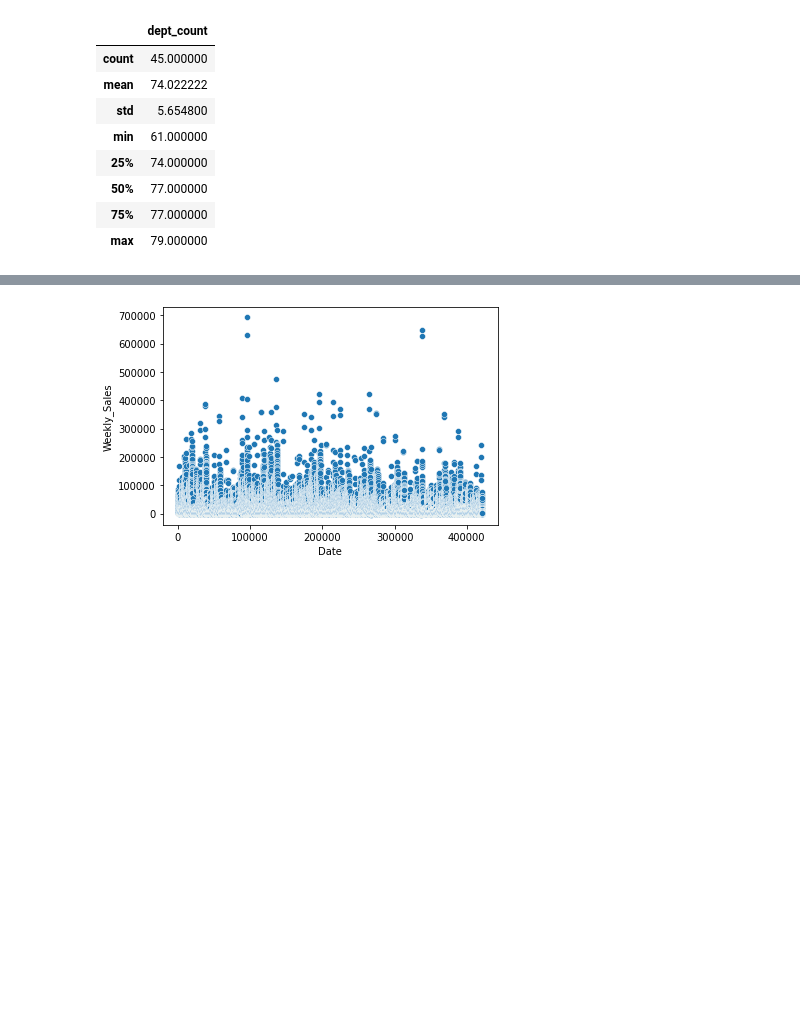
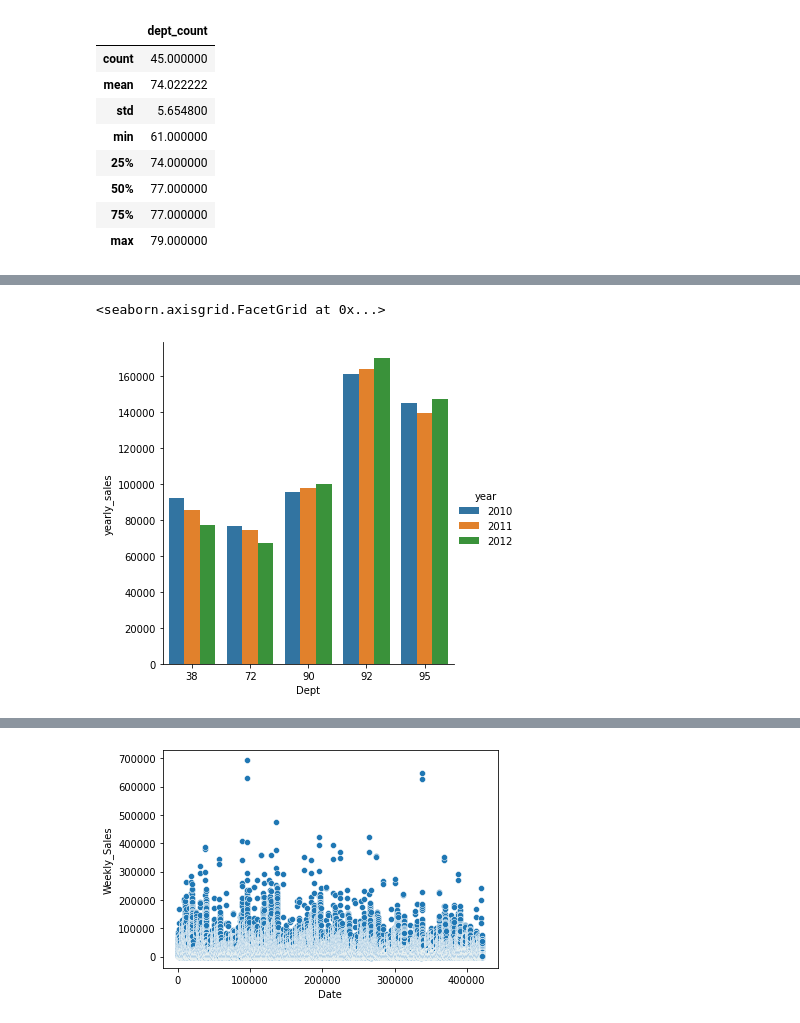
Before and after one commit to jay2jaykp/operation-odessa, a Jupyter notebook: operation_odessa.ipynb, the cells around one changed output, grey strips where cells are left out. Drawn from its saved outputs; the diff is of its cells as text; code cells hidden in the pictures; blank space fills up the shorter version.

Commit message:
add vis for top 5 dept yealy performance

```diff
--- a/operation_odessa.ipynb
+++ b/operation_odessa.ipynb
@@ -287,0 +282,4 @@ top_5_dept.sort_values('avg_sales', ascending=False).head()
+# %%
+# top_5_store
+top_5_store = df.loc[:, ('Store', 'Weekly_Sales')].groupby('Store', as_index=False).agg(avg_sales=('Weekly_Sales', 'mean')).sort_values('avg_sales', ascending=False).head()['Store'].to_numpy()
+top_5_store
@@ -287,0 +290,4 @@ top_5_dept.sort_values('avg_sales', ascending=False).head()
+# %%
+top_5_store_dept = df[df['Store'].isin(top_5_store)].loc[:, ('Dept','Weekly_Sales')].groupby('Dept', as_index=False).agg(avg_sales=('Weekly_Sales', 'mean')).sort_values('avg_sales', ascending=False)
+top_5_store_dept = top_5_store_dept['Dept'].head().to_numpy()
+top_5_store_dept
@@ -287,0 +303,6 @@ top_5_dept.sort_values('avg_sales', ascending=False).head()
+# %%
+top_5 = df.loc[(df['Dept'].isin(top_5_store_dept)) & (df['Store'].isin(top_5_store))].loc[:, ('Store', 'Dept', 'Date', 'Weekly_Sales')]
+top_5['year'] = pd.DatetimeIndex(top_5['Date']).year
+top_5['month'] = pd.DatetimeIndex(top_5['Date']).month
+top_5['quarter'] = pd.DatetimeIndex(top_5['Date']).quarter
+top_5
@@ -287,0 +323,4 @@ top_5_dept.sort_values('avg_sales', ascending=False).head()
+# %%
+top_5_yearly = top_5.groupby(['Store', 'Dept', 'year'], as_index=False).agg(yearly_sales=('Weekly_Sales', 'mean'))
+top_5_yearly.reset_index().set_index('year')
+top_5_yearly
@@ -287,0 +341,5 @@ top_5_dept.sort_values('avg_sales', ascending=False).head()
+# %%
+sns.catplot(x='Dept', y='yearly_sales', hue='year', data=top_5_yearly.loc[top_5_yearly['Store'] == 2], kind='bar')
+# %% [output]
+<seaborn.axisgrid.FacetGrid at 0x...>
+[figure, added]
```
Also changed, not shown: parts of 11 cells of this notebook.
